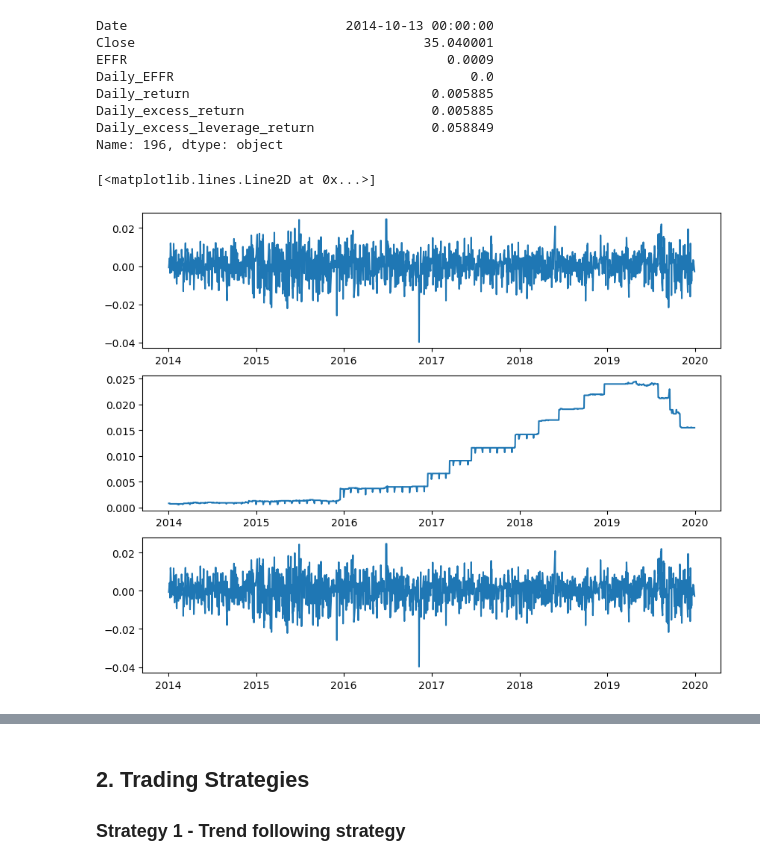
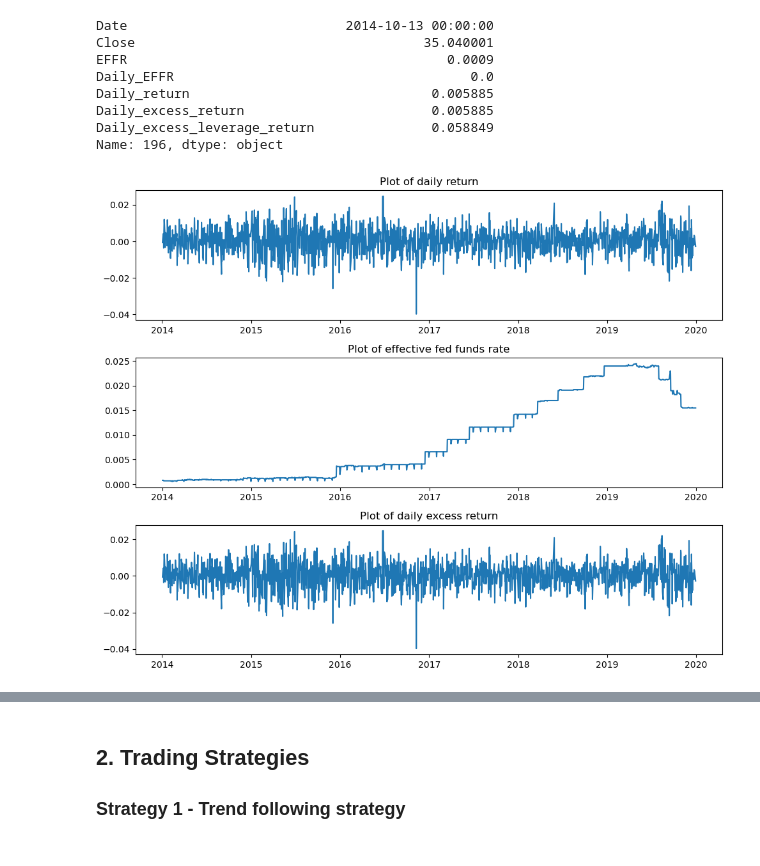
Before and after one commit to MC-Kangan/Algo_Trading_ETF_Trading_Strategy, a Jupyter notebook: etf_trading_strategies.ipynb, the cells around one changed output, grey strips where cells are left out. Saved outputs shown, nothing was run; the diff lists cells and outputs as text; code cells hidden in the pictures.

```diff
--- a/etf_trading_strategies.ipynb
+++ b/etf_trading_strategies.ipynb
@@ -13,6 +17,6 @@ import statsmodels.api as sm
 # %%
-leverage = 10
-initial_capital = 200000
+LEVERAGE = 10
+INITIAL_CAP = 200000
 # %% [markdown]
 ## 1. Time Series Prep
 
@@ -50,7 +54,7 @@ df.head()
 # Calculate the daily execess return per unit SPTL
 df['Daily_return'] = df['Close'].pct_change(1, fill_method='ffill')
 df['Daily_excess_return'] = df['Close'].pct_change(1, fill_method='ffill') - df['Daily_EFFR']
-df['Daily_excess_leverage_return'] = df['Daily_excess_return'] * leverage
+df['Daily_excess_leverage_return'] = df['Daily_excess_return'] * LEVERAGE
 df.iloc[196]
 # %% [output]
 Date                            2014-10-13 00:00:00
@@ -64,9 +68,12 @@ Name: 196, dtype: object
 # %%
 fig, ax = plt.subplots(3, 1, figsize = (10, 8))
 
 ax[0].plot(df['Date'], df['Daily_return'])
+ax[0].set_title('Plot of daily return')
 ax[1].plot(df['Date'], df['EFFR'])
+ax[1].set_title('Plot of effective fed funds rate')
 ax[2].plot(df['Date'], df['Daily_excess_return'])
+ax[2].set_title('Plot of daily excess return')
+plt.tight_layout()
 # %% [output]
-[<matplotlib.lines.Line2D at 0x...>]
-[figure, old version]
+[figure, new version]
```
Also changed, not shown: parts of 26 cells of this notebook, 4 other files.
